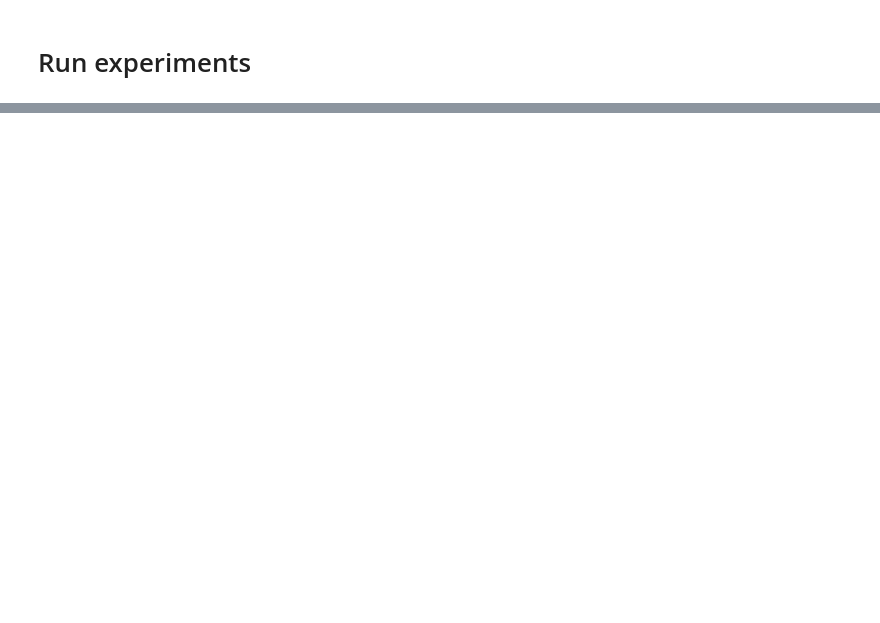
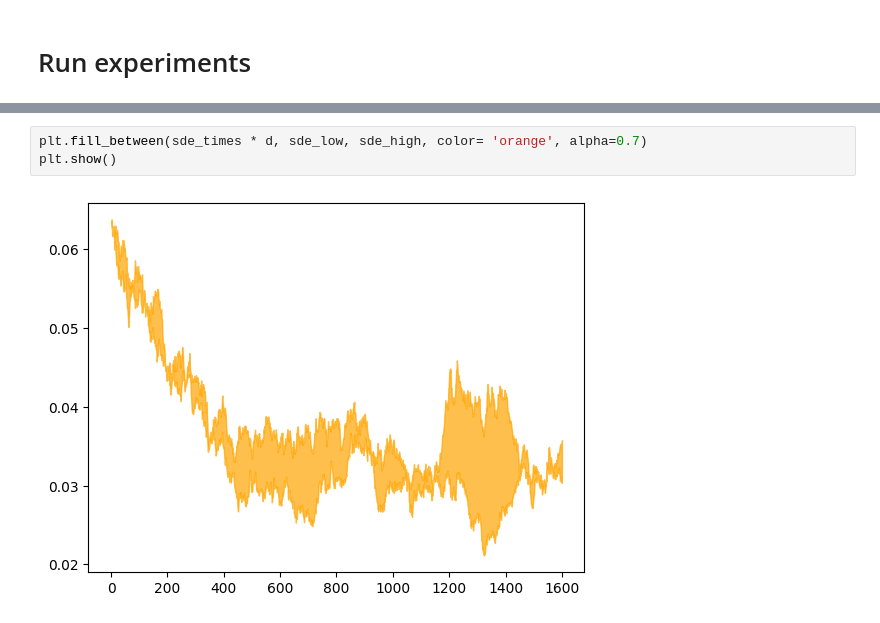
Before and after one commit to nmarzz/adam, a Jupyter notebook: adam_scratch.ipynb, the cells around one changed output, grey strips where cells are left out. Drawn from its saved outputs; the diff is of its cells as text; blank space fills up the shorter version.

```diff
--- a/adam_scratch.ipynb
+++ b/adam_scratch.ipynb
@@ -287,0 +398,5 @@ plt.show()
+# %%
+plt.fill_between(sde_times * d, sde_low, sde_high, color= 'orange', alpha=0.7)
+plt.show()
+# %% [output]
+[figure, added]
```
Also changed, not shown: parts of 5 cells of this notebook, 2 other files.
